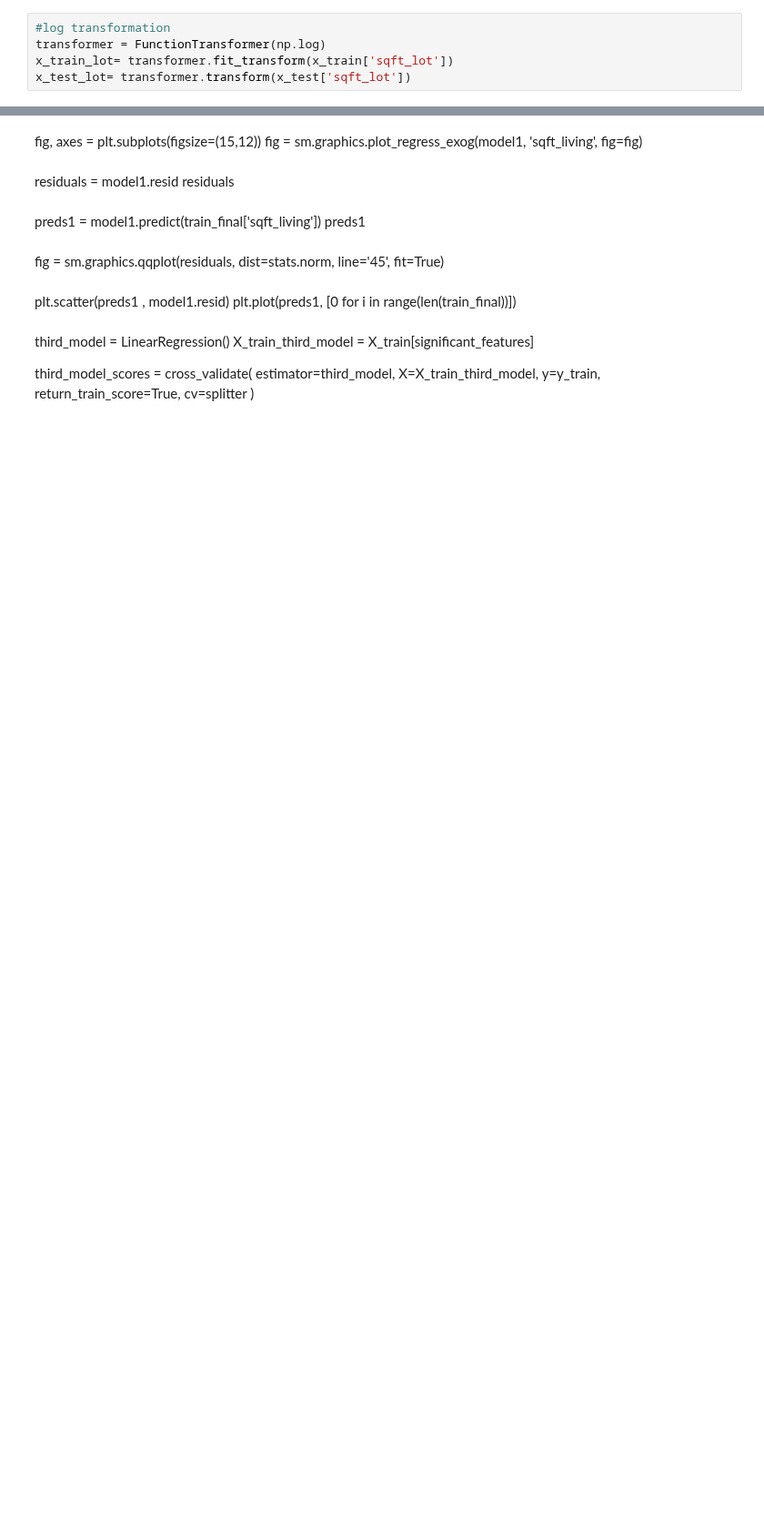
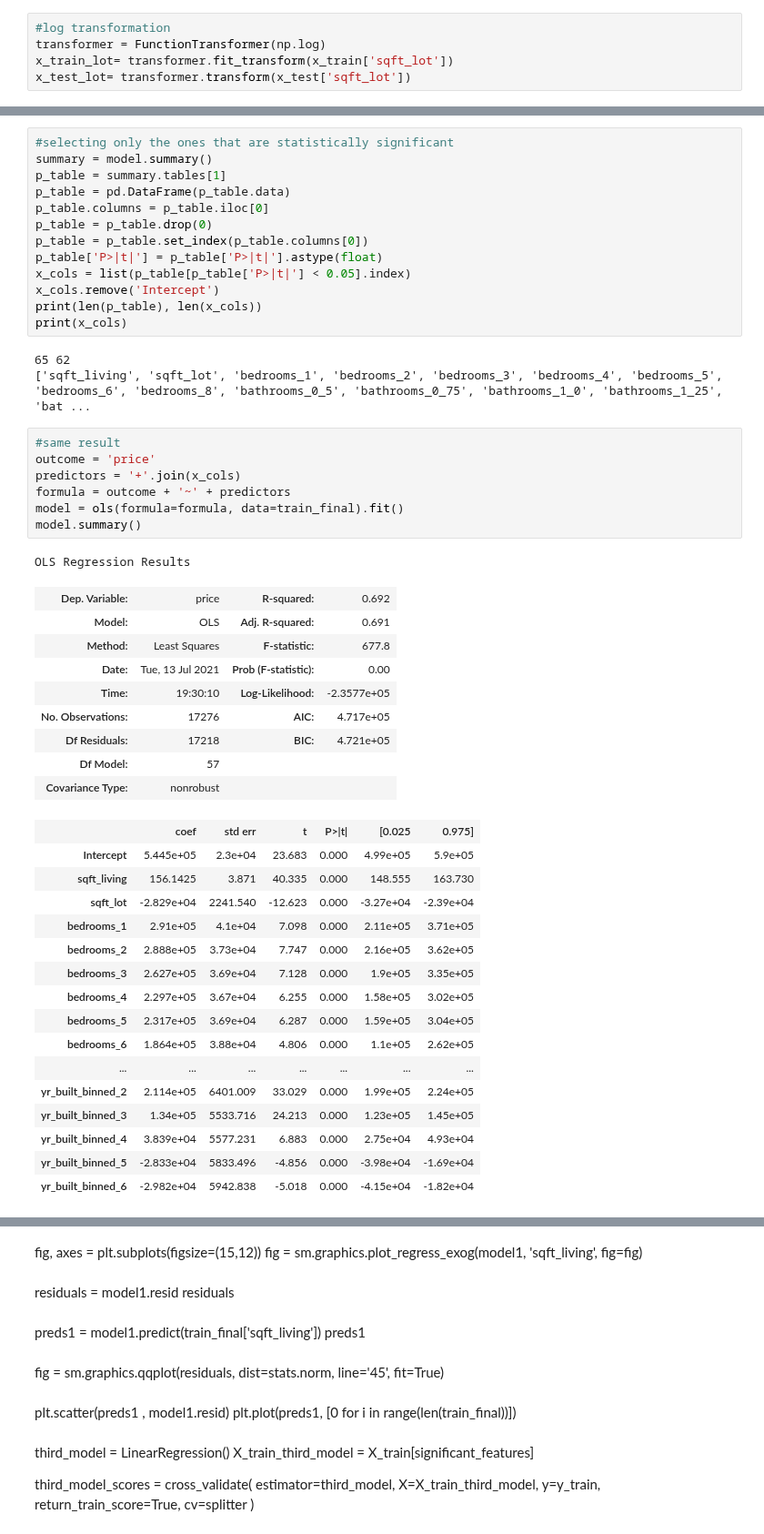
Before and after one commit to miazfryer/King_County_Regression, a Jupyter notebook: Mia.ipynb, the cells around one changed output, grey strips where cells are left out. Shown at 91% size. Cells and saved outputs as stored; diff of their text form; blank space fills up the shorter version.

```diff
--- a/Mia.ipynb
+++ b/Mia.ipynb
@@ -619,0 +604,50 @@ Notes:
+# %%
+#selecting only the ones that are statistically significant
+summary = model.summary()
+p_table = summary.tables[1]
+p_table = pd.DataFrame(p_table.data)
+p_table.columns = p_table.iloc[0]
+p_table = p_table.drop(0)
+p_table = p_table.set_index(p_table.columns[0])
+p_table['P>|t|'] = p_table['P>|t|'].astype(float)
+x_cols = list(p_table[p_table['P>|t|'] < 0.05].index)
+x_cols.remove('Intercept')
+print(len(p_table), len(x_cols))
+print(x_cols)
+# %% [output]
+65 62
+['sqft_living', 'sqft_lot', 'bedrooms_1', 'bedrooms_2', 'bedrooms_3', 'bedrooms_4', 'bedrooms_5', 'bedrooms_6', 'bedrooms_8', 'bathrooms_0_5', 'bathrooms_0_75', 'bathrooms_1_0', 'bathrooms_1_25', 'bat ...
+# %%
+#same result
+outcome = 'price'
+predictors = '+'.join(x_cols)
+formula = outcome + '~' + predictors
+model = ols(formula=formula, data=train_final).fit()
+model.summary()
+# %% [output]
+OLS Regression Results
+| Dep. Variable: | price | R-squared: | 0.692 |
+| Model: | OLS | Adj. R-squared: | 0.691 |
+| Method: | Least Squares | F-statistic: | 677.8 |
+| Date: | Tue, 13 Jul 2021 | Prob (F-statistic): | 0.00 |
+| Time: | 19:30:10 | Log-Likelihood: | -2.3577e+05 |
+| No. Observations: | 17276 | AIC: | 4.717e+05 |
+| Df Residuals: | 17218 | BIC: | 4.721e+05 |
+| Df Model: | 57 |  |  |
+| Covariance Type: | nonrobust |  |  |
+|  | coef | std err | t | P>|t| | [0.025 | 0.975] |
+| Intercept | 5.445e+05 | 2.3e+04 | 23.683 | 0.000 | 4.99e+05 | 5.9e+05 |
+| sqft_living | 156.1425 | 3.871 | 40.335 | 0.000 | 148.555 | 163.730 |
+| sqft_lot | -2.829e+04 | 2241.540 | -12.623 | 0.000 | -3.27e+04 | -2.39e+04 |
+| bedrooms_1 | 2.91e+05 | 4.1e+04 | 7.098 | 0.000 | 2.11e+05 | 3.71e+05 |
+| bedrooms_2 | 2.888e+05 | 3.73e+04 | 7.747 | 0.000 | 2.16e+05 | 3.62e+05 |
+| bedrooms_3 | 2.627e+05 | 3.69e+04 | 7.128 | 0.000 | 1.9e+05 | 3.35e+05 |
+| bedrooms_4 | 2.297e+05 | 3.67e+04 | 6.255 | 0.000 | 1.58e+05 | 3.02e+05 |
+| bedrooms_5 | 2.317e+05 | 3.69e+04 | 6.287 | 0.000 | 1.59e+05 | 3.04e+05 |
+| bedrooms_6 | 1.864e+05 | 3.88e+04 | 4.806 | 0.000 | 1.1e+05 | 2.62e+05 |
+| ... | ... | ... | ... | ... | ... | ... |
+| yr_built_binned_2 | 2.114e+05 | 6401.009 | 33.029 | 0.000 | 1.99e+05 | 2.24e+05 |
+| yr_built_binned_3 | 1.34e+05 | 5533.716 | 24.213 | 0.000 | 1.23e+05 | 1.45e+05 |
+| yr_built_binned_4 | 3.839e+04 | 5577.231 | 6.883 | 0.000 | 2.75e+04 | 4.93e+04 |
+| yr_built_binned_5 | -2.833e+04 | 5833.496 | -4.856 | 0.000 | -3.98e+04 | -1.69e+04 |
+| yr_built_binned_6 | -2.982e+04 | 5942.838 | -5.018 | 0.000 | -4.15e+04 | -1.82e+04 |
```
Also changed, not shown: parts of 80 cells of this notebook.
